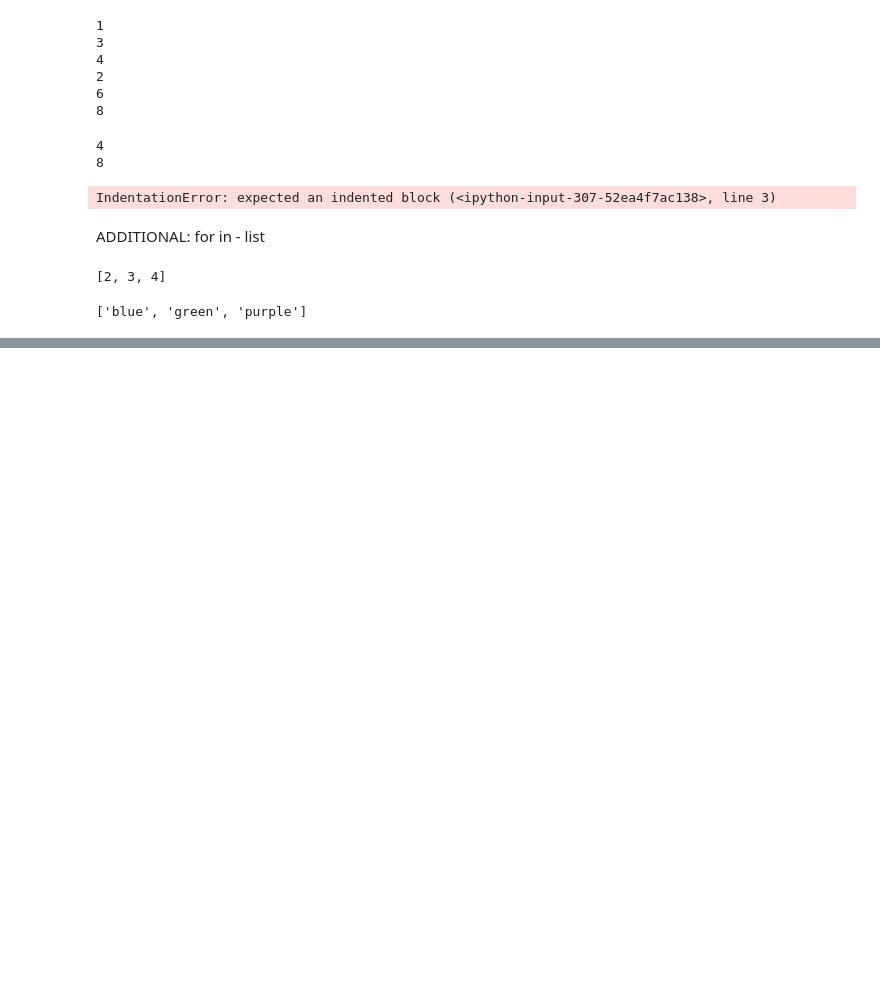
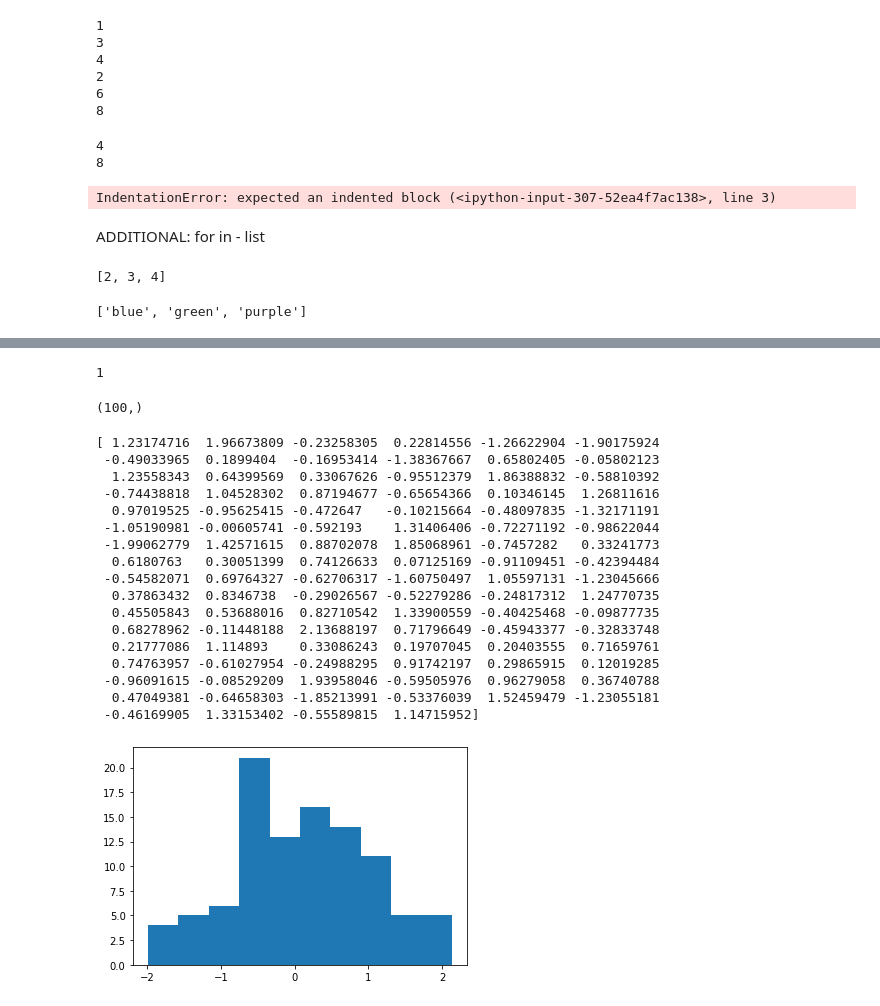
Before and after one commit to hayleyyy1215/class2019Fall, a Jupyter notebook: 2018130899 기혜승.ipynb, the cells around one changed output, grey strips where cells are left out. Cells and saved outputs as stored; diff of their text form; code cells hidden in the pictures; blank space fills up the shorter version.

```diff
--- a/2018130899 기혜승.ipynb
+++ b/2018130899 기혜승.ipynb
@@ -654,0 +849,36 @@ Q. colon을 사용해서 숫자를 print할 때 음의 정수를 넣어도 되
+# %%
+data.ndim
+#대괄호가 하나밖에 없다.
+# %% [output]
+1
+# %%
+data.shape
+# %% [output]
+(100,)
+# %%
+data=np.random.normal(0,1,100)
+print(data)
+plt.hist(data, bins=10)
+plt.show()
+#hist=histogram
+#bin=바구니 (bin을 몇 개로 할 것이가? 결정)
+#왜 세로축이 정수로 나온다는 것..?
+# %% [output]
+[ 1.23174716  1.96673809 -0.23258305  0.22814556 -1.26622904 -1.90175924
+ -0.49033965  0.1899404  -0.16953414 -1.38367667  0.65802405 -0.05802123
+  1.23558343  0.64399569  0.33067626 -0.95512379  1.86388832 -0.58810392
+ -0.74438818  1.04528302  0.87194677 -0.65654366  0.10346145  1.26811616
+  0.97019525 -0.95625415 -0.472647   -0.10215664 -0.48097835 -1.32171191
+ -1.05190981 -0.00605741 -0.592193    1.31406406 -0.72271192 -0.98622044
+ -1.99062779  1.42571615  0.88702078  1.85068961 -0.7457282   0.33241773
+  0.6180763   0.30051399  0.74126633  0.07125169 -0.91109451 -0.42394484
+ -0.54582071  0.69764327 -0.62706317 -1.60750497  1.05597131 -1.23045666
+  0.37863432  0.8346738  -0.29026567 -0.52279286 -0.24817312  1.24770735
+  0.45505843  0.53688016  0.82710542  1.33900559 -0.40425468 -0.09877735
+  0.68278962 -0.11448188  2.13688197  0.71796649 -0.45943377 -0.32833748
+  0.21777086  1.114893    0.33086243  0.19707045  0.20403555  0.71659761
+  0.74763957 -0.61027954 -0.24988295  0.91742197  0.29865915  0.12019285
+ -0.96091615 -0.08529209  1.93958046 -0.59505976  0.96279058  0.36740788
+  0.47049381 -0.64658303 -1.85213991 -0.53376039  1.52459479 -1.23055181
+ -0.46169905  1.33153402 -0.55589815  1.14715952]
+[figure, added]
```
Also changed, not shown: parts of 56 cells of this notebook.
